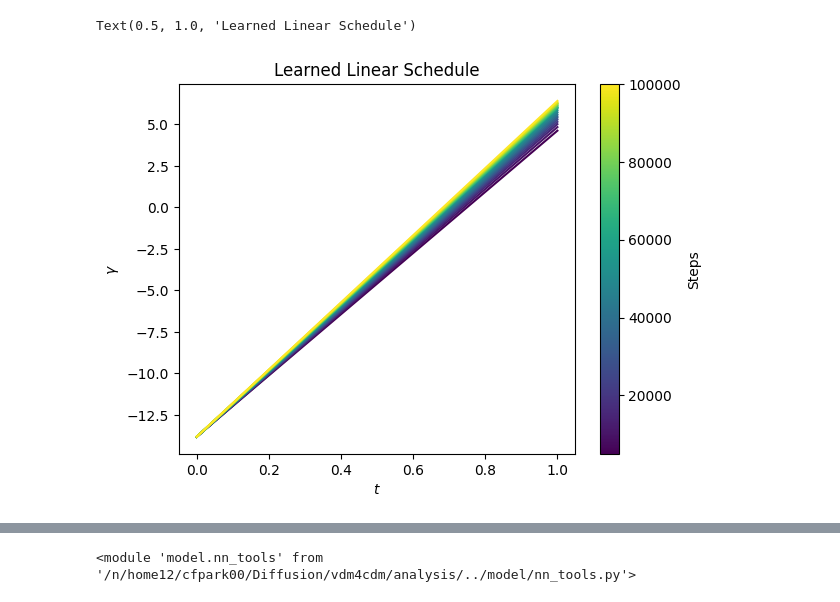
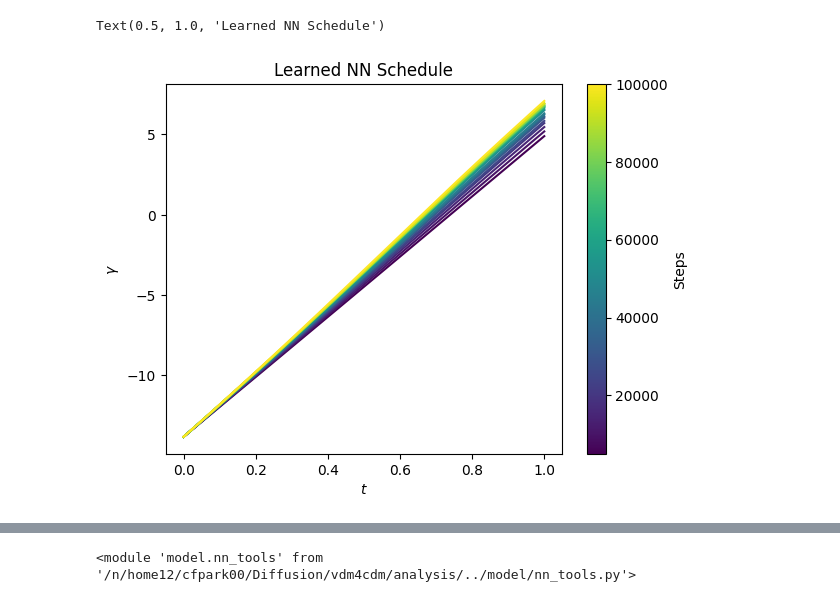
Before and after one commit to cfpark00/vdm4cdm, a Jupyter notebook: analysis/plot_noise_schedule.ipynb, the cells around one changed output, grey strips where cells are left out. Saved outputs shown, nothing was run; the diff lists cells and outputs as text; code cells hidden in the pictures.

```diff
--- a/analysis/plot_noise_schedule.ipynb
+++ b/analysis/plot_noise_schedule.ipynb
@@ -18,0 +90,14 @@ ts=torch.linspace(0,1,1000)
+# %%
+vmin,vmax=min(gammas.keys()),max(gammas.keys())
+norm = mpl.colors.Normalize(vmin=vmin,vmax=vmax)
+cmap=plt.get_cmap("viridis")
+fig,ax=plt.subplots()
+for step,gamma in gammas.items():
+    ax.plot(ts,gamma,color=cmap((step-vmin)/(vmax-vmin)))
+sm = mpl.cm.ScalarMappable(cmap=cmap, norm=norm)
+sm.set_array([])
+cbar = plt.colorbar(sm, ax=ax)
+cbar.set_label('Steps')
+plt.xlabel(r"$t$")
+plt.ylabel(r"$\gamma$")
+plt.title("Learned Linear Schedule")
@@ -18,0 +107,14 @@ ts=torch.linspace(0,1,1000)
+# %%
+vmin,vmax=min(gammas.keys()),max(gammas.keys())
+norm = mpl.colors.Normalize(vmin=vmin,vmax=vmax)
+cmap=plt.get_cmap("viridis")
+fig,ax=plt.subplots()
+for step,gamma in gammas.items():
+    ax.plot(ts,-gamma,color=cmap((step-vmin)/(vmax-vmin)))
+sm = mpl.cm.ScalarMappable(cmap=cmap, norm=norm)
+sm.set_array([])
+cbar = plt.colorbar(sm, ax=ax)
+cbar.set_label('Steps')
+plt.xlabel(r"$t$")
+plt.ylabel(r"$log(SNR)$")
+plt.title("Learned Linear Schedule")
@@ -19,5 +124,5 @@ ts=torch.linspace(0,1,1000)
 # %%
-ckpt_dir="../data/comet_logs/Mstar2Mcdm-2D-new/9639746a3f1f4fbaa1544256ced1d3ae/checkpoints/"
+ckpt_dir="../data/comet_logs/Mstar2Mcdm-2D-new/8eb7874f35f94f5c9089cc63e84c95fb/checkpoints/"
 gamma_min=-13.3
 gamma_max=5.0
 
@@ -29,7 +134,7 @@ for ckpt_path in tqdm.tqdm(glob.glob(os.path.join(ckpt_dir,"*.ckpt"))):
     for key,val in ckpt["state_dict"].items():
         if "model.gamma" in key:
             std_gamma[key.split("model.gamma.")[1]]=val
-    get_gamma=nn_tools.LearnedLinearSchedule(gamma_min,gamma_max)
+    get_gamma=nn_tools.NNSchedule(gamma_min,gamma_max)
     get_gamma.load_state_dict(std_gamma)
     gamma=get_gamma(ts[:,None])[:,0]
     gamma=utils.to_np(gamma)
@@ -37,18 +142,19 @@ for ckpt_path in tqdm.tqdm(glob.glob(os.path.join(ckpt_dir,"*.ckpt"))):
 #sort dict by step
 gammas=dict(sorted(gammas.items(), key=lambda item: item[0]))
 # %%
+vmin,vmax=min(gammas.keys()),max(gammas.keys())
+norm = mpl.colors.Normalize(vmin=vmin,vmax=vmax)
 cmap=plt.get_cmap("viridis")
-norm = mpl.colors.Normalize(vmin=min(gammas.keys()), vmax=max(gammas.keys()))
 fig,ax=plt.subplots()
 for step,gamma in gammas.items():
-    ax.plot(ts,gamma,color=cmap((step-min_step)/step_range))
+    ax.plot(ts,gamma,color=cmap((step-vmin)/(vmax-vmin)))
 sm = mpl.cm.ScalarMappable(cmap=cmap, norm=norm)
 sm.set_array([])
 cbar = plt.colorbar(sm, ax=ax)
 cbar.set_label('Steps')
 plt.xlabel(r"$t$")
 plt.ylabel(r"$\gamma$")
-plt.title("Learned Linear Schedule")
+plt.title("Learned NN Schedule")
 # %% [output]
-Text(0.5, 1.0, 'Learned Linear Schedule')
+Text(0.5, 1.0, 'Learned NN Schedule')
-[figure, old version]
+[figure, new version]
```
Also changed, not shown: parts of 8 cells of this notebook, 23 other files.
